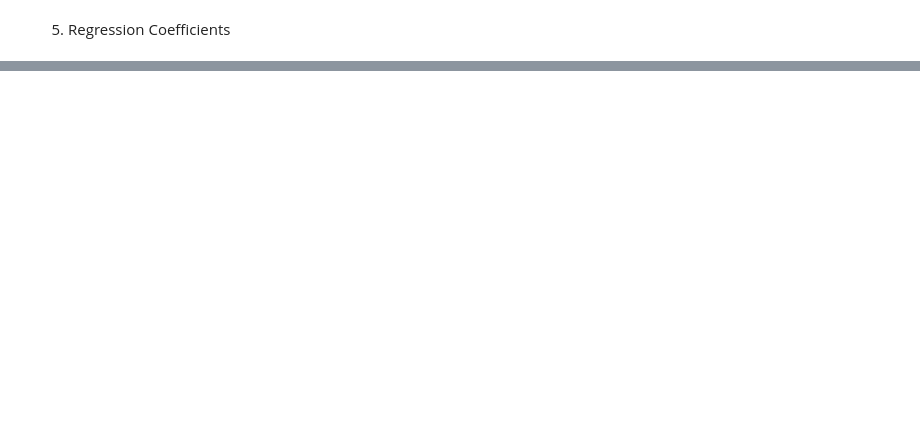
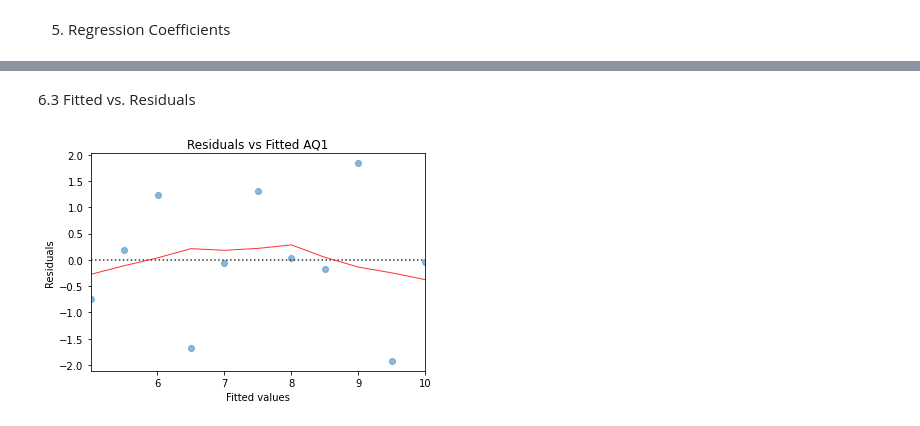
Before and after one commit to kc-ck/BUS774-G200, a Jupyter notebook: AQ_Example.ipynb, the cells around one changed output, grey strips where cells are left out. Drawn from its saved outputs; the diff is of its cells as text; code cells hidden in the pictures; blank space fills up the shorter version.

Commit message:
updated with model diagnostics

```diff
--- a/AQ_Example.ipynb
+++ b/AQ_Example.ipynb
@@ -76,0 +154,12 @@ plt.show()
+# %%
+# Model for AQ1
+y= aq1['y'] # dependent variable
+x= aq1['x'] # independent variable
+
+# add constant
+x = sm.add_constant(x)
+
+#fit linear regression model
+model1 = sm.OLS(y, x).fit()
+model1Summary= model1.summary()
+print(model1Summary)
@@ -76,0 +318,13 @@ plt.show()
+# %% [markdown]
+6.3 Fitted vs. Residuals
+# %%
+plot = sns.residplot(x=model1.fittedvalues, y='y', data=aq1, lowess=True,
+                     scatter_kws={'alpha': 0.5},
+                     line_kws={'color': 'red', 'lw': 1, 'alpha': 0.8})
+
+# Titel and labels
+plot.set_title('Residuals vs Fitted AQ1')
+plot.set_xlabel('Fitted values')
+plot.set_ylabel('Residuals');
+# %% [output]
+[figure, added]
```
Also changed, not shown: parts of 36 cells of this notebook.
